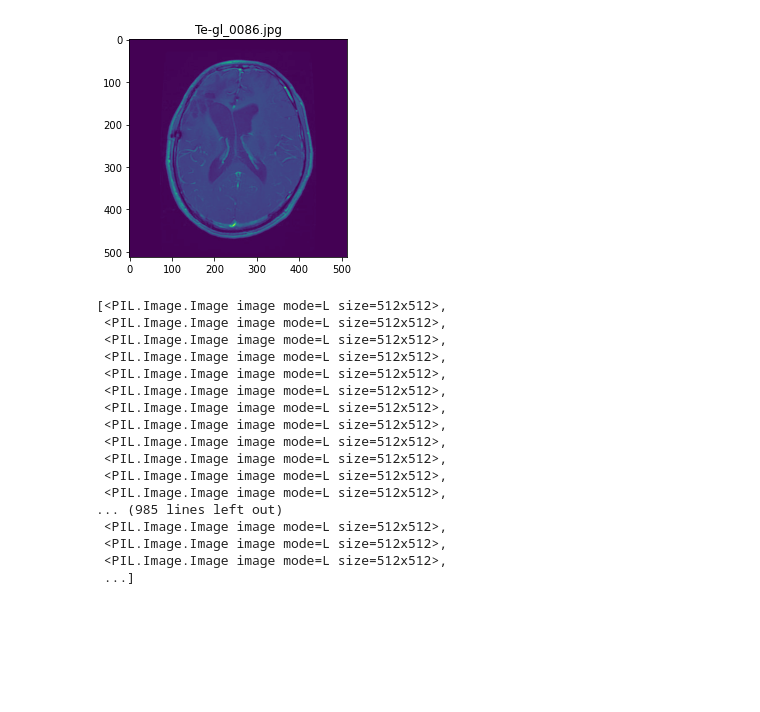
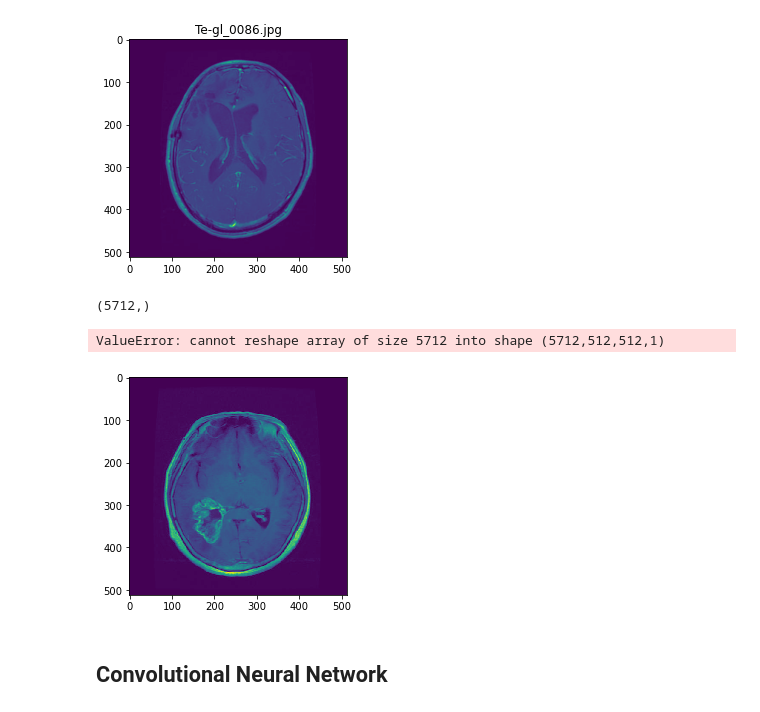
Before and after one commit to mhedeman/Brain-Tumor-Classification, a Jupyter notebook: Classification.ipynb, the cells around one changed output. Saved outputs shown, nothing was run; the diff lists cells and outputs as text; code cells hidden in the pictures; blank space fills up the shorter version.

```diff
--- a/Classification.ipynb
+++ b/Classification.ipynb
@@ -8,6 +8,7 @@ from PIL import Image
 import numpy as np
 import pandas as pd
 import matplotlib.pyplot as plt
+import keras
 
 image_dir = '/Users/maxhedemanjoosten/Documents/BSc2 Econometrie & Economie/Jaar 3/Machine & Deep Learning/Brain Tumor Classification/dataset/Testing/glioma'
 image_files = os.listdir(image_dir)
@@ -41,6 +42,7 @@ labels = ['glioma', 'meningioma', 'notumor', 'pituitary']
 # Load training and testing datasets
 
 training_images = []
+training_labels = []
 for i, label in enumerate(labels):
     folder_path = os.path.join(training_dir, label)
     for file_name in os.listdir(folder_path):
@@ -51,9 +53,16 @@ for i, label in enumerate(labels):
         # Convert RGB to grayscale
         gray_image = image.convert('L')
 
-        training_images.append(gray_image)
+        # Convert to array and normalize pixel values
+        image_array = np.array(gray_image)
+        normalized_image_array = image_array / 255.0
+        normalized_image_array = normalized_image_array.tolist()
+
+        training_images.append(normalized_image_array)
+        training_labels.append(i)
 
 testing_images = []
+testing_labels = []
 for i, label in enumerate(labels):
     folder_path = os.path.join(testing_dir, label)
     for file_name in os.listdir(folder_path):
@@ -64,30 +73,39 @@ for i, label in enumerate(labels):
         # Convert RGB to grayscale
         gray_image = image.convert('L')
 
-        testing_images.append(gray_image)
+        # Convert to array and normalize pixel values
+        image_array = np.array(gray_image)
+        normalized_image_array = image_array / 255.0
+        normalized_image_array = normalized_image_array.tolist()
+
+        testing_images.append(normalized_image_array)
+        testing_labels.append(i)
+
+X_train = np.array(training_images)
+#X_train = X_train.reshape(512, 512, 1)
+Y_train = keras.utils.to_categorical(training_labels)
+
+X_test = np.array(testing_images)
+Y_test = keras.utils.to_categorical(testing_labels)
 # %% [output]
 [figure]
 [figure]
 [figure]
 [figure]
 [figure]
-# %%
-training_images
-# %% [output]
-[<PIL.Image.Image image mode=L size=512x512>,
- <PIL.Image.Image image mode=L size=512x512>,
- <PIL.Image.Image image mode=L size=512x512>,
- <PIL.Image.Image image mode=L size=512x512>,
- <PIL.Image.Image image mode=L size=512x512>,
- <PIL.Image.Image image mode=L size=512x512>,
- <PIL.Image.Image image mode=L size=512x512>,
- <PIL.Image.Image image mode=L size=512x512>,
- <PIL.Image.Image image mode=L size=512x512>,
- <PIL.Image.Image image mode=L size=512x512>,
- <PIL.Image.Image image mode=L size=512x512>,
- <PIL.Image.Image image mode=L size=512x512>,
-... (985 lines left out)
- <PIL.Image.Image image mode=L size=512x512>,
- <PIL.Image.Image image mode=L size=512x512>,
- <PIL.Image.Image image mode=L size=512x512>,
- ...]
+# %%
+X_train.shape
+# %% [output]
+(5712,)
+# %%
+X_train = X_train.reshape(5712, 512, 512, 1)
+X_train
+# %% [output]
+ValueError: cannot reshape array of size 5712 into shape (5712,512,512,1)
+# %%
+plt.imshow(X_train[0], interpolation='nearest')
+plt.show()
+# %% [output]
+[figure, added]
+# %% [markdown]
+## Convolutional Neural Network
```
Also changed, not shown: parts of 3 cells of this notebook.
